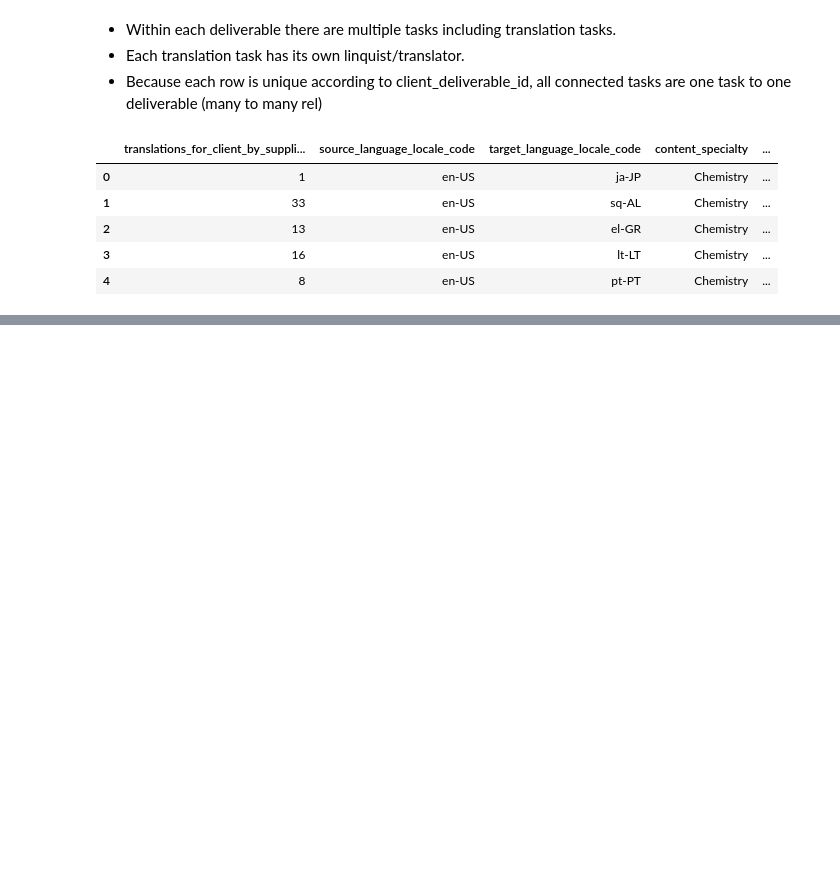
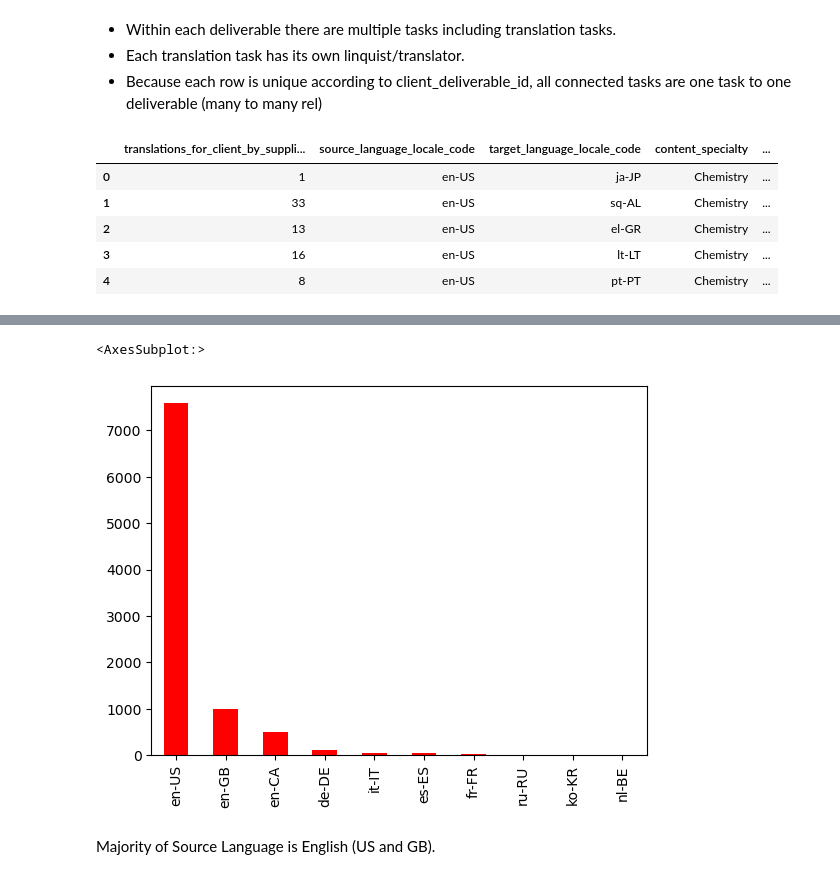
Before and after one commit to mindyng/Take-Homes, a Jupyter notebook: welocalize-sr-da-assessment.ipynb, the cells around one changed output, grey strips where cells are left out. Drawn from its saved outputs; the diff is of its cells as text; code cells hidden in the pictures; blank space fills up the shorter version.

```diff
--- a/welocalize-sr-da-assessment.ipynb
+++ b/welocalize-sr-da-assessment.ipynb
@@ -778,0 +837,7 @@ translation_task.head()
+# %%
+task_nonotd.source_language_locale_code.value_counts()[:10].plot(kind='bar', color = 'red')
+# %% [output]
+<AxesSubplot:>
+[figure, added]
+# %% [markdown]
+Majority of Source Language is English (US and GB).
```
Also changed, not shown: parts of 38 cells of this notebook.
